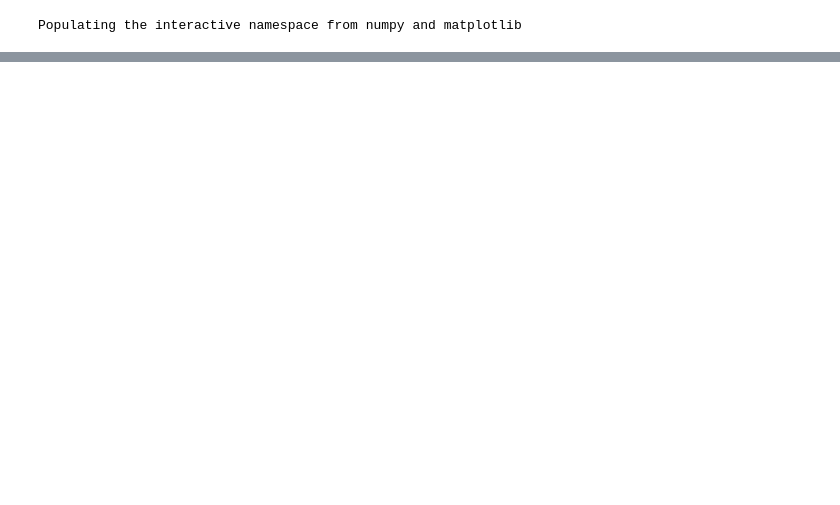
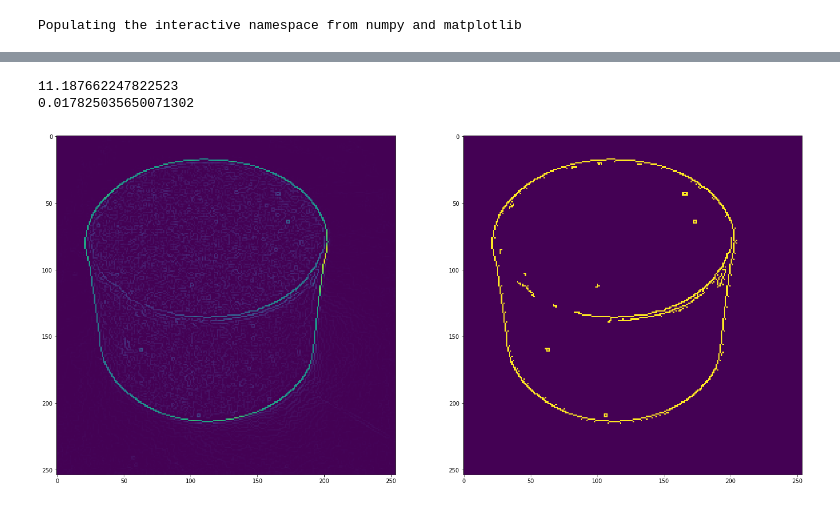
Before and after one commit to Deep419/Computer-Vision, a Jupyter notebook: challenges/the_original_problem/code.ipynb, the cells around one changed output, grey strips where cells are left out. Cells and saved outputs as stored; diff of their text form; code cells hidden in the pictures; blank space fills up the shorter version.

```diff
--- a/challenges/the_original_problem/code.ipynb
+++ b/challenges/the_original_problem/code.ipynb
@@ -9,8 +9,12 @@ import numpy as np
 import glob
 from easydict import EasyDict
 from matplotlib.pyplot import imread
+# %%
+#path variables
+data_path = '../../the_original_problem/data'
 # %%
-def classify(im):
+# for function structure idea - default layout
+def classify_random(im):
     '''
     Example submission for coding challenge.
 
@@ -18,10 +22,6 @@ def classify(im):
     Returns: One of three strings: 'brick', 'ball', or 'cylinder'
 
     '''
-
-
-
-
     #Let's guess randomly! Maybe we'll get lucky.
     labels = ['brick', 'ball', 'cylinder']
     random_integer = np.random.randint(low = 0, high = 3)
@@ -34,14 +173,13 @@ Populating the interactive namespace from numpy and matplotlib
 # %%
 dataset_names = ['easy', 'medium_1', 'medium_2', 'hard']
 classes = ['ball', 'brick', 'cylinder']
-data_path = '../data' #Assuming data is stored in current directory.
-dataset_name = dataset_names[3]
+dataset_name = dataset_names[0]
 image_class = classes[2]
 image_paths = glob.glob(data_path + '/' + dataset_name + '/' + image_class + '/*.jpg')
 image_path =  image_paths[4]
 print(image_path)
-im = imread(image_path)
-prediction = classify(im)
+image = imread(image_path)
+prediction = classify_random(image)
 if image_class == prediction:
     print('match')
     fig = figure(0, (12,12))
@@ -160,0 +262,13 @@ for i in range(1,im.shape[1]-2):
+# %%
+gl,gm,f = canny_edge(image)
+fig = figure(0, (24,24))
+fig.add_subplot(1,2,1)
+imshow(gm*255)
+fig.add_subplot(1,2,2)
+imshow(f*255)
+print(gm.mean())
+print(f.mean())
+# %% [output]
+11.187662247822523
+0.017825035650071302
+[figure, added]
```
Also changed, not shown: parts of 12 cells of this notebook.
